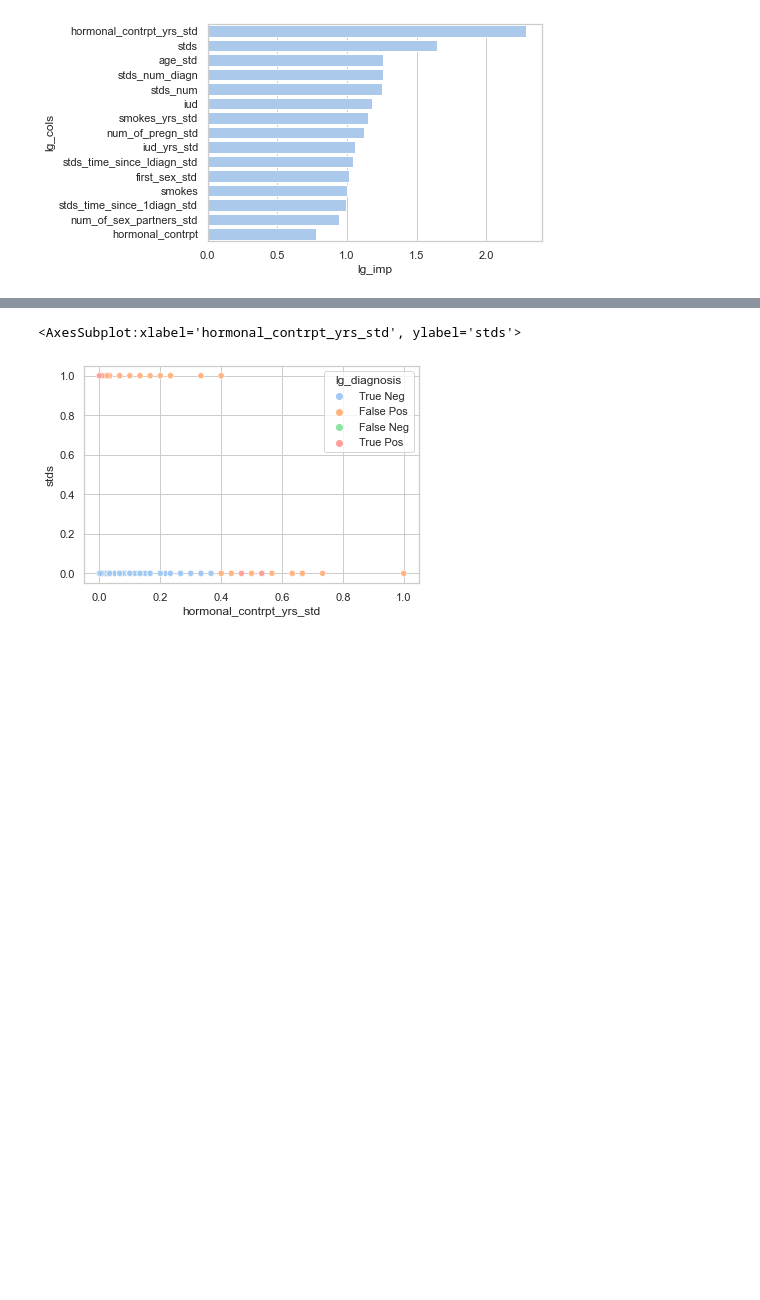
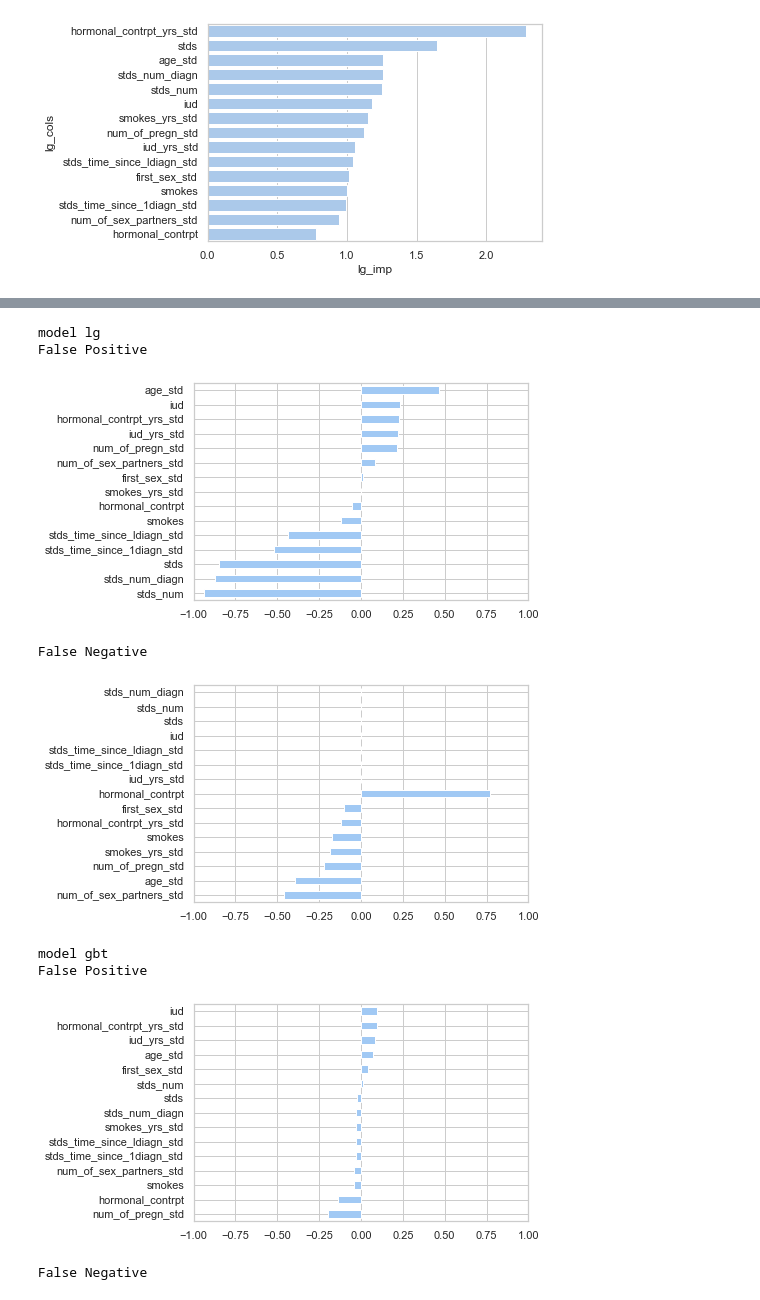
Before and after one commit to yuchen0908/explainable_ml, a Jupyter notebook: s4.3_cancer.ipynb, the cells around one changed output, grey strips where cells are left out. Drawn from its saved outputs; the diff is of its cells as text; code cells hidden in the pictures; blank space fills up the shorter version.

```diff
--- a/s4.3_cancer.ipynb
+++ b/s4.3_cancer.ipynb
@@ -356,21 +369,43 @@ testing, {'accuracy': 0.8313953488372093, 'precision': 0.125, 'recall': 0.272727
 # we need to understand which one predicts wrongly
 #
 import math
+log_loss = lambda y,p: (-1) * y * math.log(p) + (1 - y) * math.log(1 - p)
 outcome_df = pd.DataFrame(
     np.hstack([
         X_train
         , y_train.reshape(-1,1)
         , logistic_reg.predict(X_train).reshape(-1,1)
         , logistic_reg.predict_proba(X_train).reshape(-1,2)
-        , rf_reg.predict(X_train).reshape(-1,1)
-        , rf_reg.predict_proba(X_train).reshape(-1,2)
-    ]), columns = feature_cols + ['resp','lg_pred','lg_prob0','lg_prob1','rf_pred','rf_prob0','rf_prob1'])
+        , gbt_reg.predict(X_train).reshape(-1,1)
+        , gbt_reg.predict_proba(X_train).reshape(-1,2)
+    ]), columns = feature_cols + ['resp','lg_pred','lg_prob0','lg_prob1','gbt_pred','gbt_prob0','gbt_prob1'])
 outcome_df['lg_prob_odd'] = outcome_df['lg_prob1'].apply(lambda x: math.log(x / (1-x)))
 outcome_df['lg_diagnosis'] = outcome_df.apply(lambda x: 'True Neg' if (x.resp==x.lg_pred) & (x.resp==0)  else 'True Pos' if (x.resp==x.lg_pred) & (x.resp==1) else 'False Pos' if x.resp == 0 else 'False Neg', axis=1)
+outcome_df['lg_loss'] = outcome_df.apply(lambda x: log_loss(x.resp, x.lg_prob1), axis=1)
+outcome_df['gbt_diagnosis'] = outcome_df.apply(lambda x: 'True Neg' if (x.resp==x.gbt_pred) & (x.resp==0)  else 'True Pos' if (x.resp==x.gbt_pred) & (x.resp==1) else 'False Pos' if x.resp == 0 else 'False Neg', axis=1)
+outcome_df['gbt_loss'] = outcome_df.apply(lambda x: log_loss(x.resp, x.gbt_prob1), axis=1)
-# %%
-# trying to find top two key factors why we're predicting wrongly
-# the chart indicate that we're predicting well for high hormonal contrpt_yrs
-sns.scatterplot(x='hormonal_contrpt_yrs_std', y='stds', hue='lg_diagnosis',data=outcome_df)
-# %% [output]
-<AxesSubplot:xlabel='hormonal_contrpt_yrs_std', ylabel='stds'>
-[figure, removed]
+# %%
+# with log loss each instance, we can find the correlation against our inputs and find correlation between log-loss and our inputs
+for m in ['lg','gbt']:
+    print(f'model {m}')
+    print('False Positive')
+    outcome_df.loc[outcome_df[f'{m}_diagnosis']=="False Pos"][feature_cols]\
+        .corrwith(other=outcome_df[outcome_df[f'{m}_diagnosis']=="False Pos"][f'{m}_loss'], axis=0, method='pearson')\
+        .sort_values().plot(kind='barh', xlim=(-1,1))
+    plt.show()
+
+    print('False Negative')
+    outcome_df.loc[outcome_df[f'{m}_diagnosis']=="False Neg"][feature_cols]\
+        .corrwith(other=outcome_df[outcome_df[f'{m}_diagnosis']=="False Neg"][f'{m}_loss'], axis=0, method='pearson')\
+        .sort_values().plot(kind='barh', xlim=(-1,1))
+    plt.show()
+# %% [output]
+model lg
+False Positive
+[figure, added]
+False Negative
+[figure, added]
+model gbt
+False Positive
+[figure, added]
+False Negative
```
Also changed, not shown: parts of 11 cells of this notebook.
